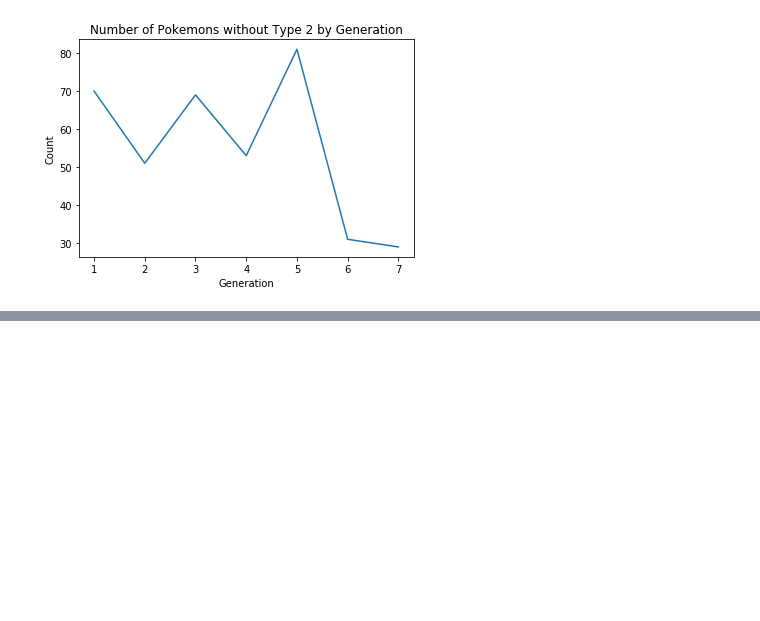
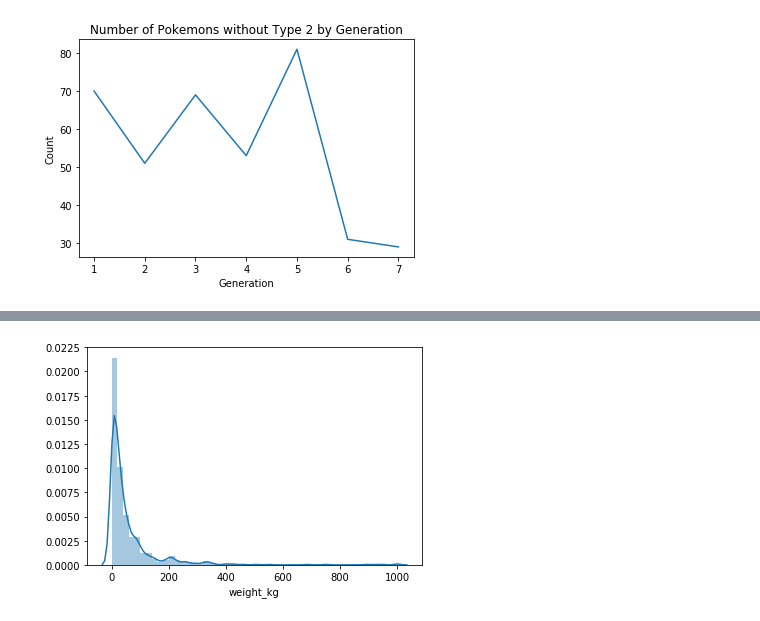
Before and after one commit to llucasreis/dataset-analysis, a Jupyter notebook: pokemon/pokemon-analysis.ipynb, the cells around one changed output, grey strips where cells are left out. Saved outputs shown, nothing was run; the diff lists cells and outputs as text; code cells hidden in the pictures; blank space fills up the shorter version.

```diff
--- a/pokemon/pokemon-analysis.ipynb
+++ b/pokemon/pokemon-analysis.ipynb
@@ -226,0 +302,5 @@ plt.show()
+# %%
+sns.distplot(df.weight_kg)
+plt.show()
+# %% [output]
+[figure, added]
```
Also changed, not shown: parts of 32 cells of this notebook.
